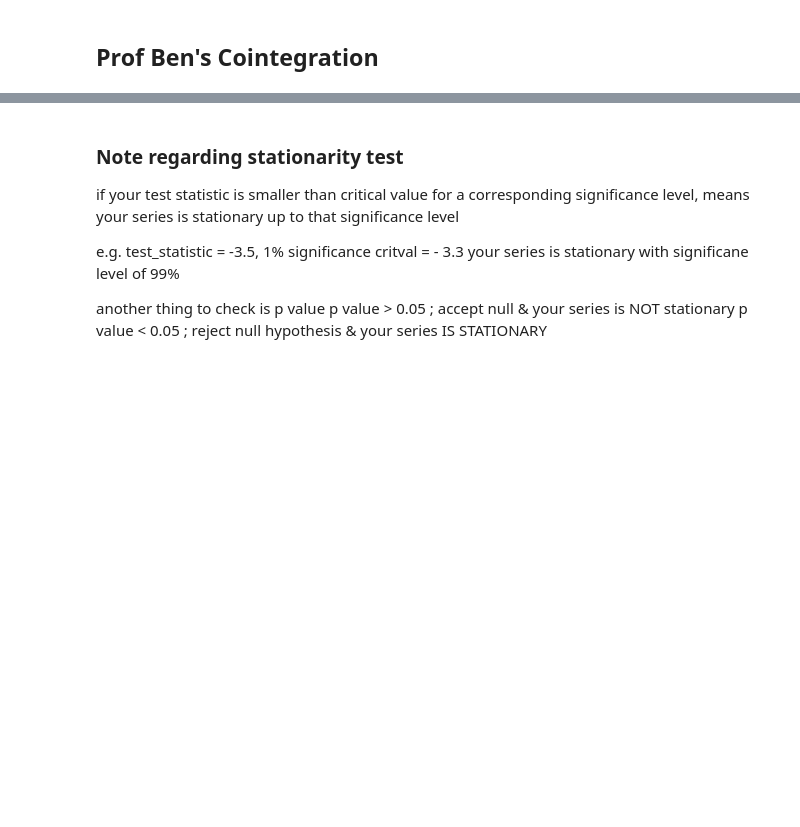
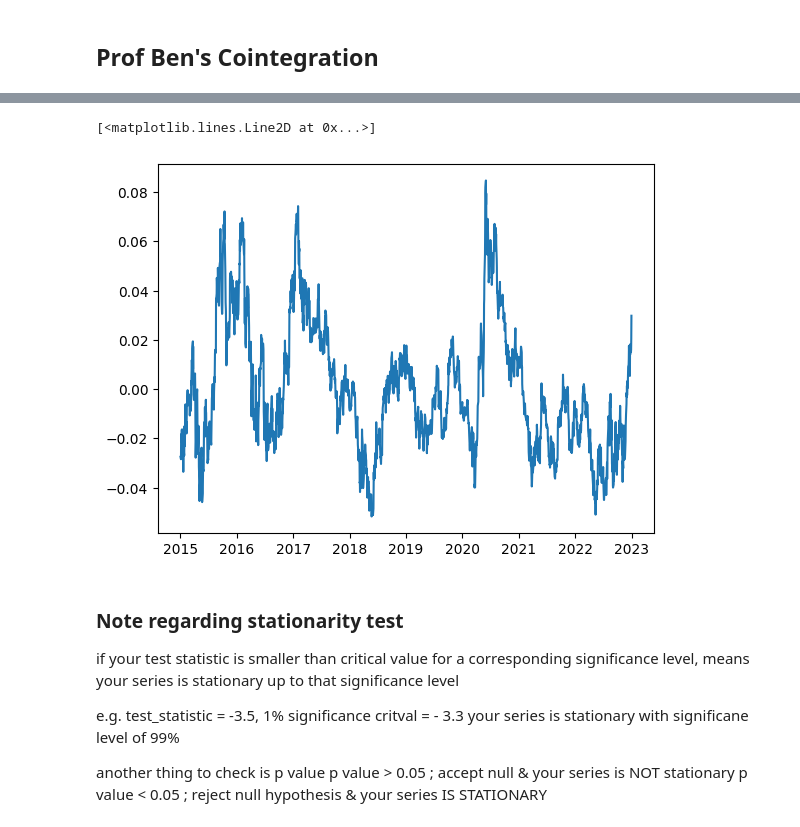
Before and after one commit to andreignatius/quant-trading, a Jupyter notebook: pairs/pairs_dxy.ipynb, the cells around one changed output, grey strips where cells are left out. Cells and saved outputs as stored; diff of their text form; code cells hidden in the pictures; blank space fills up the shorter version.

Commit message:
follow prof ben's method

```diff
--- a/pairs/pairs_dxy.ipynb
+++ b/pairs/pairs_dxy.ipynb
@@ -146,3 +172,10 @@ plt.plot(df_together['spread'])
+# %%
+# spread, idk why prof ben coded it like this
+df_together["spread"] = (y - gamma * x) - mu
+plt.plot(df_together["spread"])
+# %% [output]
+[<matplotlib.lines.Line2D at 0x...>]
+[figure, added]
 # %% [markdown]
 ### Note regarding stationarity test
 
```
Also changed, not shown: parts of 15 cells of this notebook.
